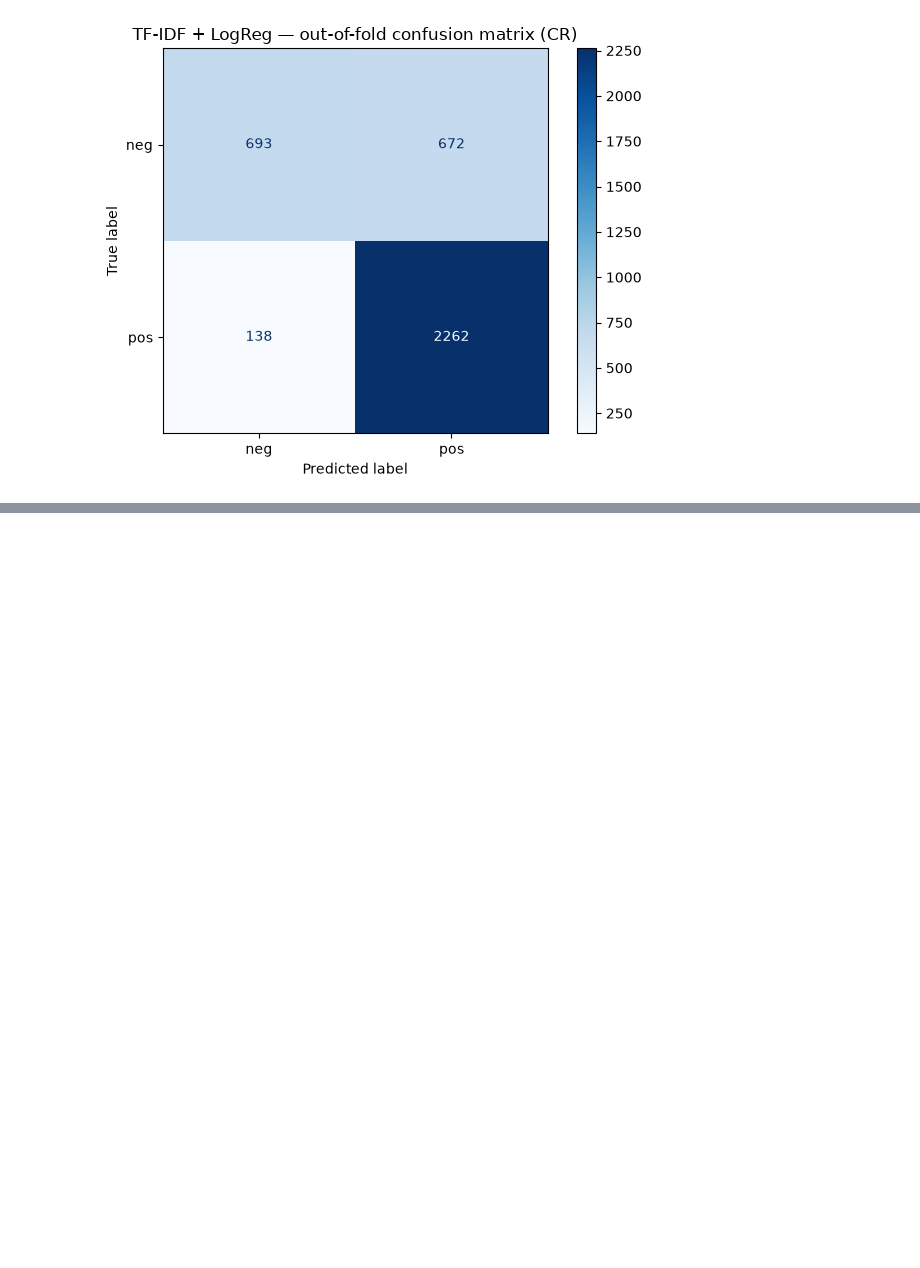
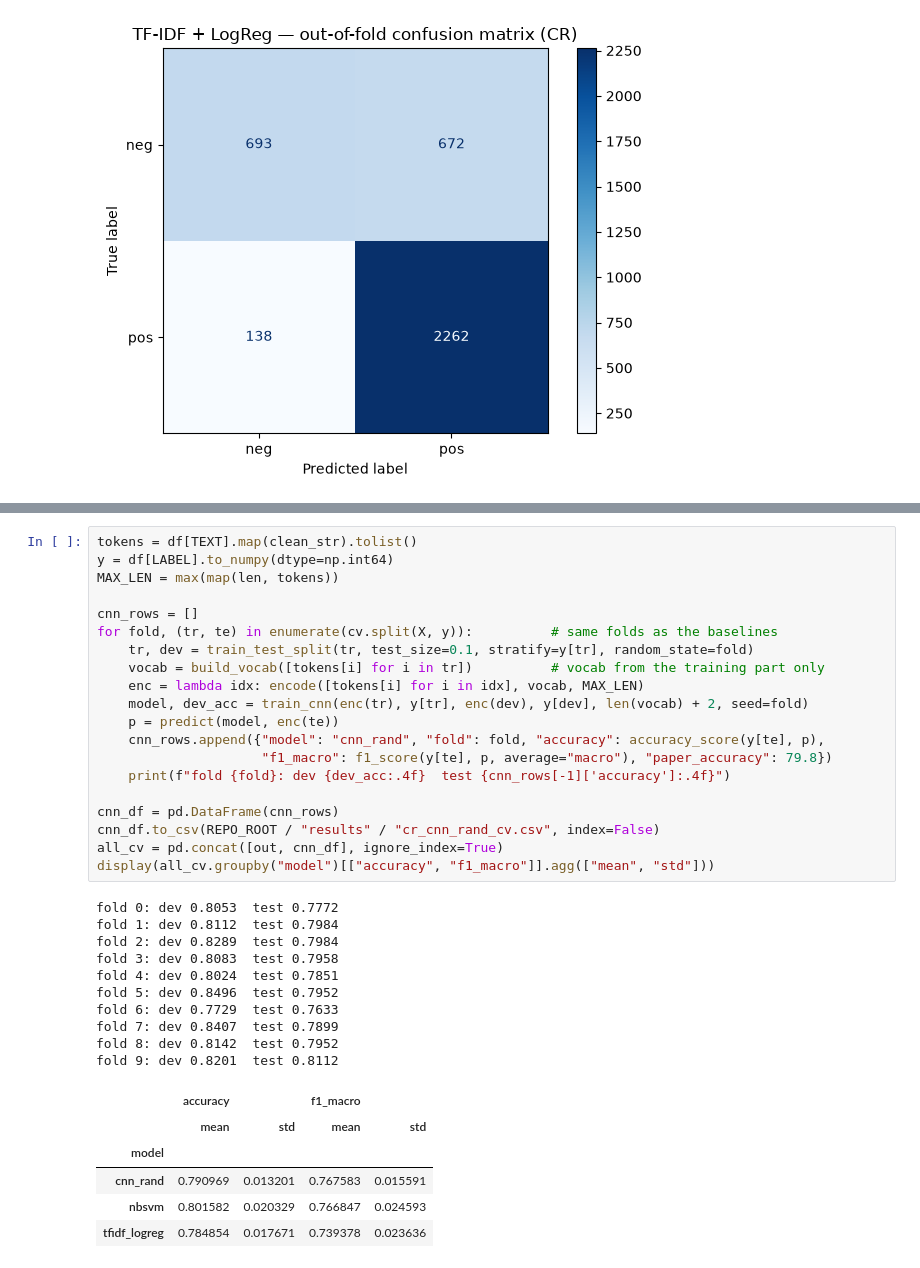
Before and after one commit to MrudulTarade/Convolutional-Neural-Networks-for-Sentence-Classification, a Jupyter notebook: notebook/customer_review.ipynb, the cells around one changed output, grey strips where cells are left out. Saved outputs shown, nothing was run; the diff lists cells and outputs as text; blank space fills up the shorter version.

```diff
--- a/notebook/customer_review.ipynb
+++ b/notebook/customer_review.ipynb
@@ -231,0 +325,37 @@ plt.show()
+# %%
+tokens = df[TEXT].map(clean_str).tolist()
+y = df[LABEL].to_numpy(dtype=np.int64)
+MAX_LEN = max(map(len, tokens))
+
+cnn_rows = []
+for fold, (tr, te) in enumerate(cv.split(X, y)):          # same folds as the baselines
+    tr, dev = train_test_split(tr, test_size=0.1, stratify=y[tr], random_state=fold)
+    vocab = build_vocab([tokens[i] for i in tr])          # vocab from the training part only
+    enc = lambda idx: encode([tokens[i] for i in idx], vocab, MAX_LEN)
+    model, dev_acc = train_cnn(enc(tr), y[tr], enc(dev), y[dev], len(vocab) + 2, seed=fold)
+    p = predict(model, enc(te))
+    cnn_rows.append({"model": "cnn_rand", "fold": fold, "accuracy": accuracy_score(y[te], p),
+                     "f1_macro": f1_score(y[te], p, average="macro"), "paper_accuracy": 79.8})
+    print(f"fold {fold}: dev {dev_acc:.4f}  test {cnn_rows[-1]['accuracy']:.4f}")
+
+cnn_df = pd.DataFrame(cnn_rows)
+cnn_df.to_csv(REPO_ROOT / "results" / "cr_cnn_rand_cv.csv", index=False)
+all_cv = pd.concat([out, cnn_df], ignore_index=True)
+display(all_cv.groupby("model")[["accuracy", "f1_macro"]].agg(["mean", "std"]))
+# %% [output]
+fold 0: dev 0.8053  test 0.7772
+fold 1: dev 0.8112  test 0.7984
+fold 2: dev 0.8289  test 0.7984
+fold 3: dev 0.8083  test 0.7958
+fold 4: dev 0.8024  test 0.7851
+fold 5: dev 0.8496  test 0.7952
+fold 6: dev 0.7729  test 0.7633
+fold 7: dev 0.8407  test 0.7899
+fold 8: dev 0.8142  test 0.7952
+fold 9: dev 0.8201  test 0.8112
+|  | accuracy |  | f1_macro |  |
+|  | mean | std | mean | std |
+| model |  |  |  |  |
+| cnn_rand | 0.790969 | 0.013201 | 0.767583 | 0.015591 |
+| nbsvm | 0.801582 | 0.020329 | 0.766847 | 0.024593 |
+| tfidf_logreg | 0.784854 | 0.017671 | 0.739378 | 0.023636 |
```
Also changed, not shown: parts of 16 cells of this notebook, 2 other files.
